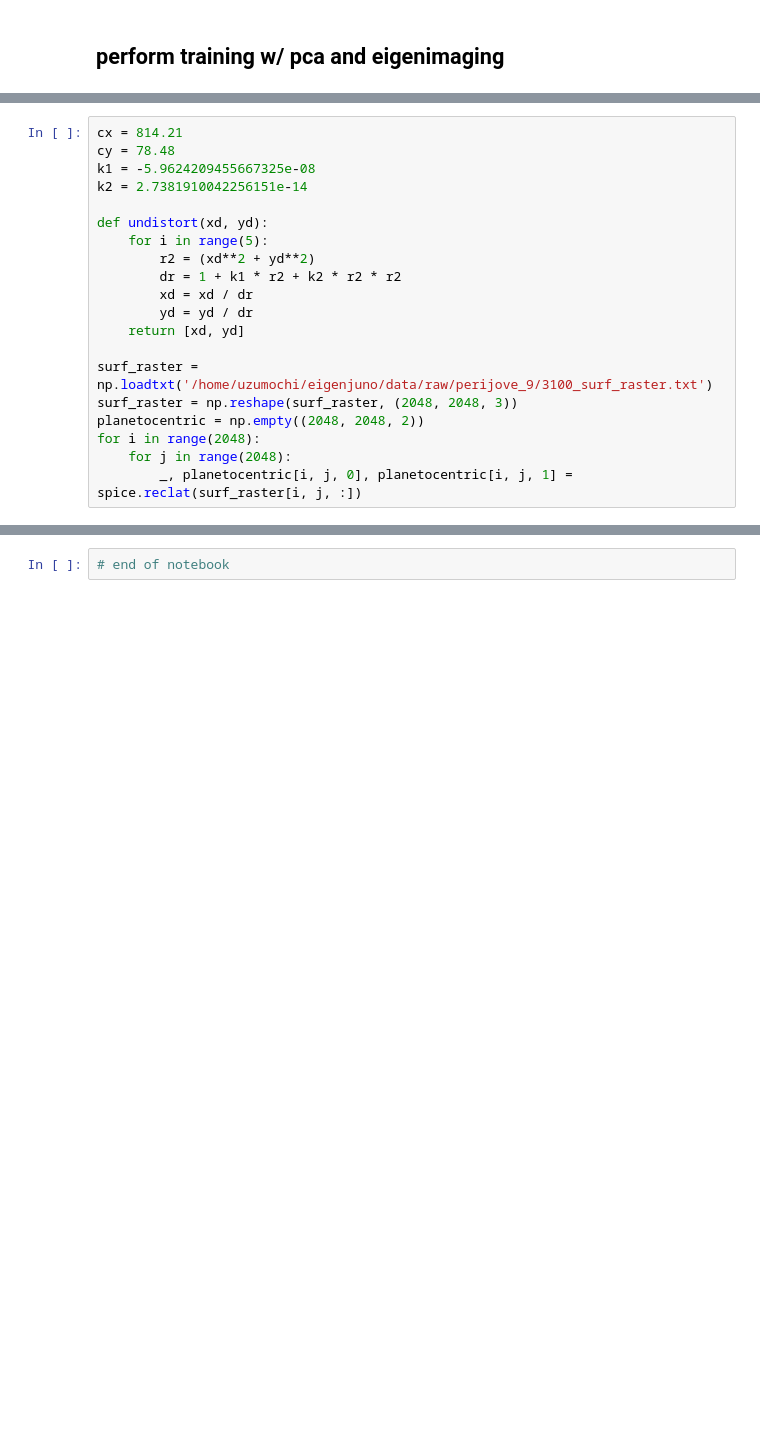
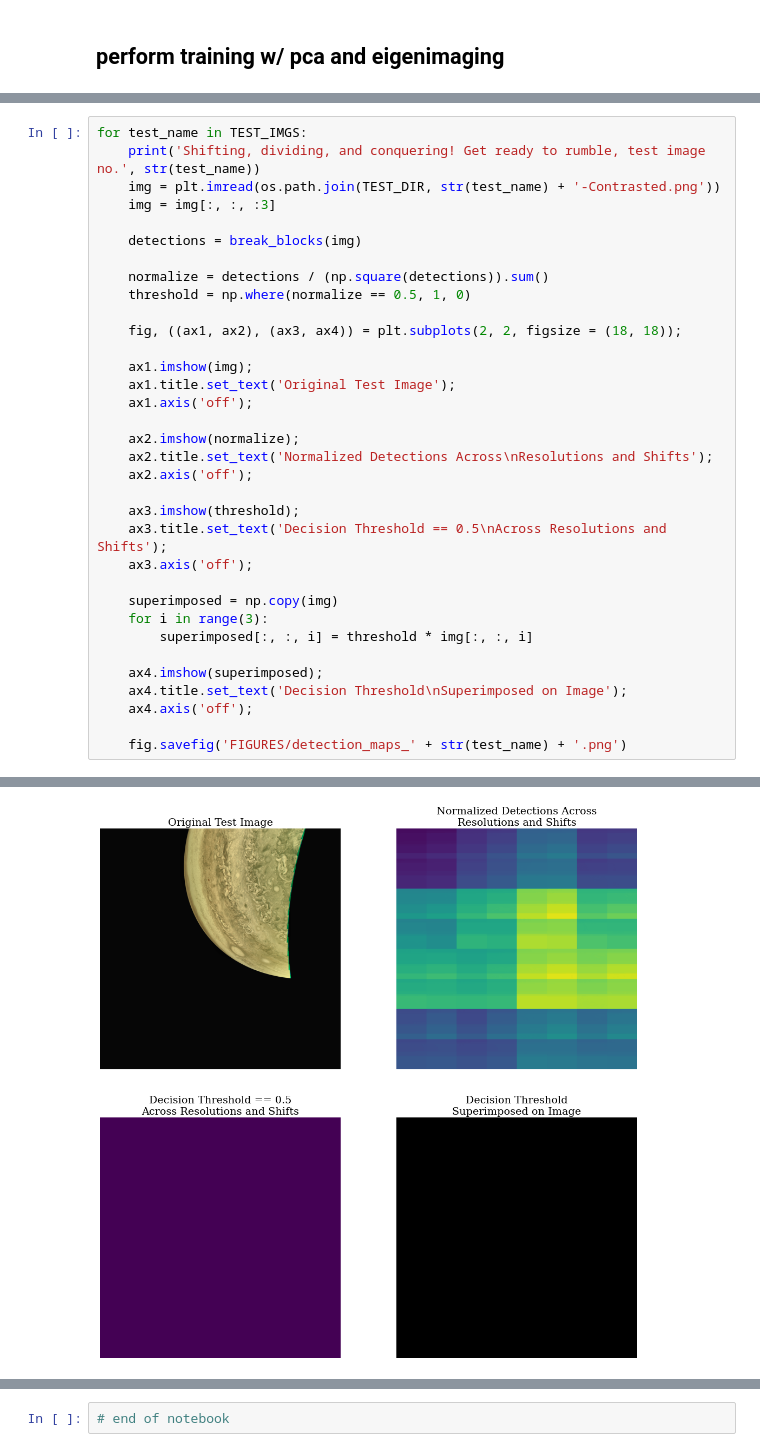
Before and after one commit to gracenw/eigenjuno, a Jupyter notebook: eigenimages.ipynb, the cells around one changed output, grey strips where cells are left out. Saved outputs shown, nothing was run; the diff lists cells and outputs as text; blank space fills up the shorter version.

```diff
--- a/eigenimages.ipynb
+++ b/eigenimages.ipynb
@@ -459,20 +54,0 @@ spoint, trgepc, srfvec = spice.sincpt("Ellipsoid", "JUPITER", et, "IAU_JUPITER",
-# %%
-cx = 814.21
-cy = 78.48
-k1 = -5.9624209455667325e-08
-k2 = 2.7381910042256151e-14
-
-def undistort(xd, yd):
-    for i in range(5):
-        r2 = (xd**2 + yd**2)
-        dr = 1 + k1 * r2 + k2 * r2 * r2
-        xd = xd / dr
-        yd = yd / dr
-    return [xd, yd]
-
-surf_raster = np.loadtxt('/home/uzumochi/eigenjuno/data/raw/perijove_9/3100_surf_raster.txt')
-surf_raster = np.reshape(surf_raster, (2048, 2048, 3))
-planetocentric = np.empty((2048, 2048, 2))
-for i in range(2048):
-    for j in range(2048):
-        _, planetocentric[i, j, 0], planetocentric[i, j, 1] = spice.reclat(surf_raster[i, j, :])
@@ -506,0 +119,35 @@ plt.imshow(mask)
+# %%
+for test_name in TEST_IMGS:
+    print('Shifting, dividing, and conquering! Get ready to rumble, test image no.', str(test_name))
+    img = plt.imread(os.path.join(TEST_DIR, str(test_name) + '-Contrasted.png'))
+    img = img[:, :, :3]
+
+    detections = break_blocks(img)
+
+    normalize = detections / (np.square(detections)).sum()
+    threshold = np.where(normalize == 0.5, 1, 0)
+
+    fig, ((ax1, ax2), (ax3, ax4)) = plt.subplots(2, 2, figsize = (18, 18));
+
+    ax1.imshow(img);
+    ax1.title.set_text('Original Test Image');
+    ax1.axis('off');
+
+    ax2.imshow(normalize);
+    ax2.title.set_text('Normalized Detections Across\nResolutions and Shifts');
+    ax2.axis('off');
+
+    ax3.imshow(threshold);
+    ax3.title.set_text('Decision Threshold == 0.5\nAcross Resolutions and Shifts');
+    ax3.axis('off');
+
+    superimposed = np.copy(img)
+    for i in range(3):
+        superimposed[:, :, i] = threshold * img[:, :, i]
+
+    ax4.imshow(superimposed);
+    ax4.title.set_text('Decision Threshold\nSuperimposed on Image');
+    ax4.axis('off');
+
+    fig.savefig('FIGURES/detection_maps_' + str(test_name) + '.png')
+# %% [output]
@@ -506,0 +171 @@ plt.imshow(mask)
+[figure, added]
```
Also changed, not shown: parts of 81 cells of this notebook, 5 other files.
